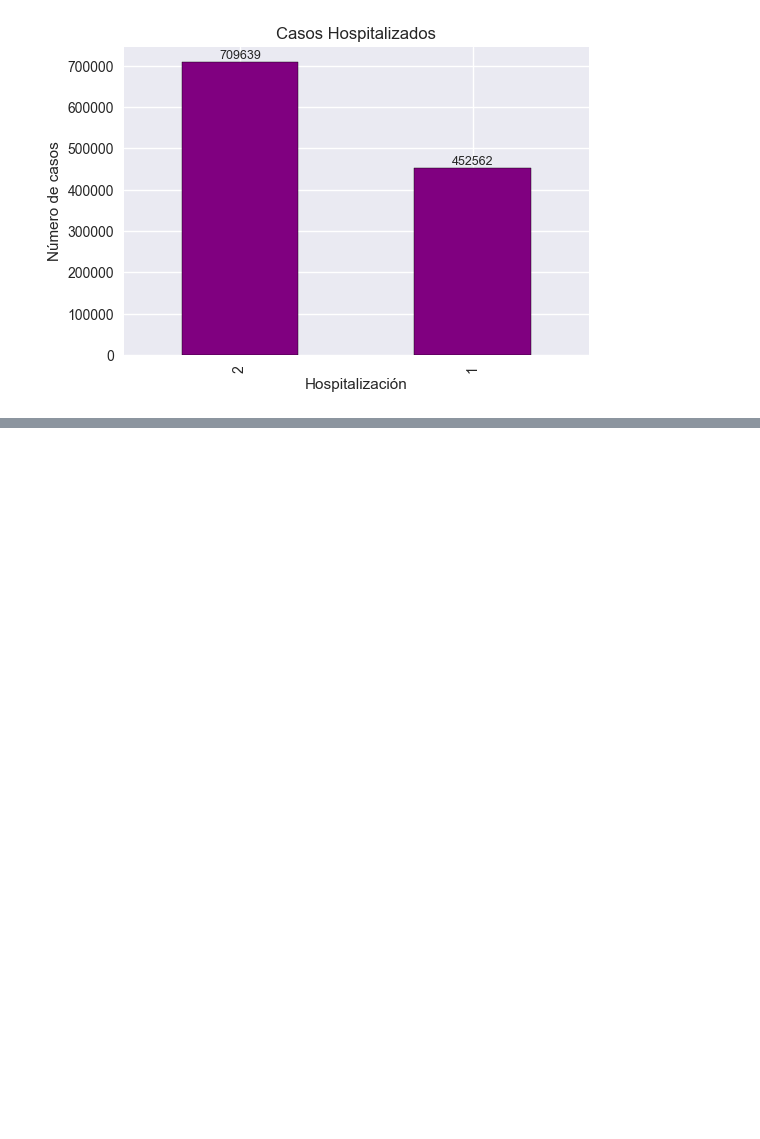
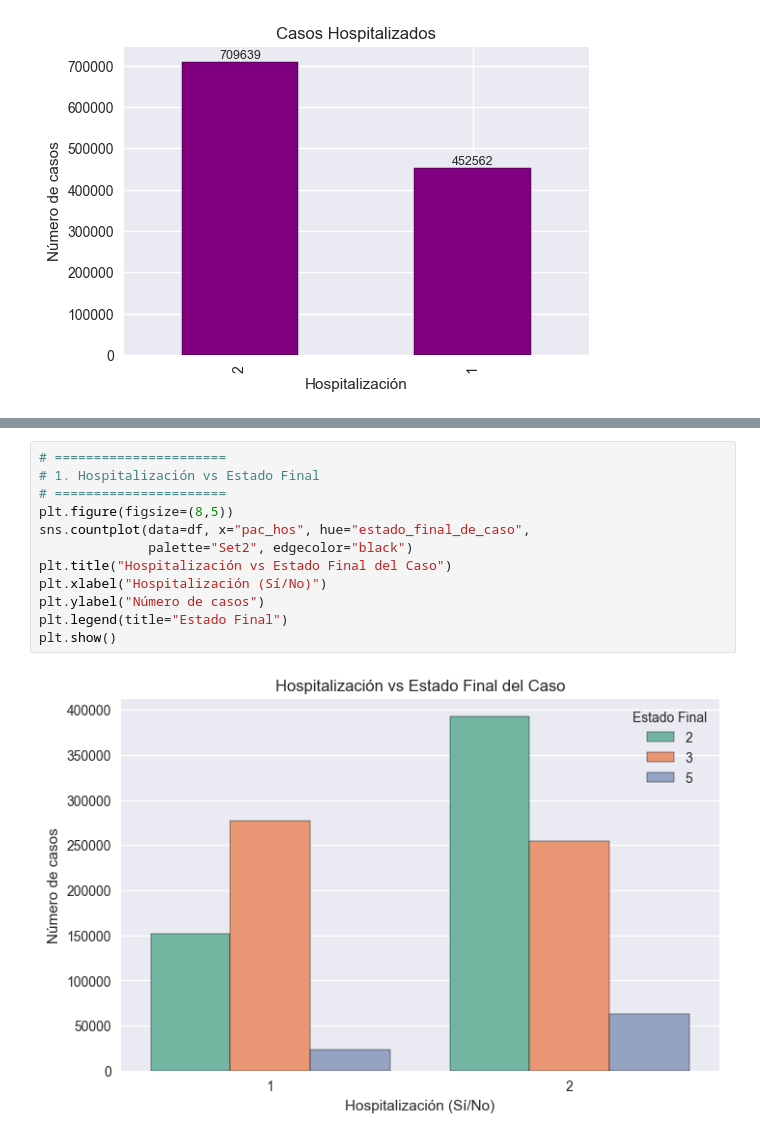
Before and after one commit to cristhianalextorres/etl_project, a Jupyter notebook: EDA_Dengue.ipynb, the cells around one changed output, grey strips where cells are left out. Saved outputs shown, nothing was run; the diff lists cells and outputs as text; blank space fills up the shorter version.

```diff
--- a/EDA_Dengue.ipynb
+++ b/EDA_Dengue.ipynb
@@ -284,0 +350,14 @@ plt.show()
+# %%
+# ======================
+# 1. Hospitalización vs Estado Final
+# ======================
+plt.figure(figsize=(8,5))
+sns.countplot(data=df, x="pac_hos", hue="estado_final_de_caso",
+              palette="Set2", edgecolor="black")
+plt.title("Hospitalización vs Estado Final del Caso")
+plt.xlabel("Hospitalización (Sí/No)")
+plt.ylabel("Número de casos")
+plt.legend(title="Estado Final")
+plt.show()
+# %% [output]
+[figure, added]
```
Also changed, not shown: parts of 14 cells of this notebook, 4 other files.
